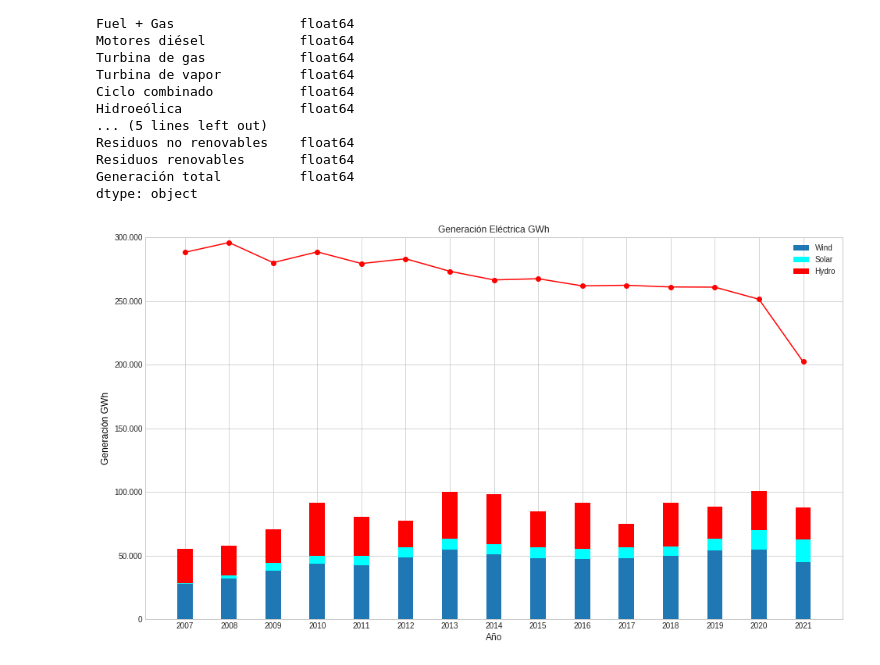
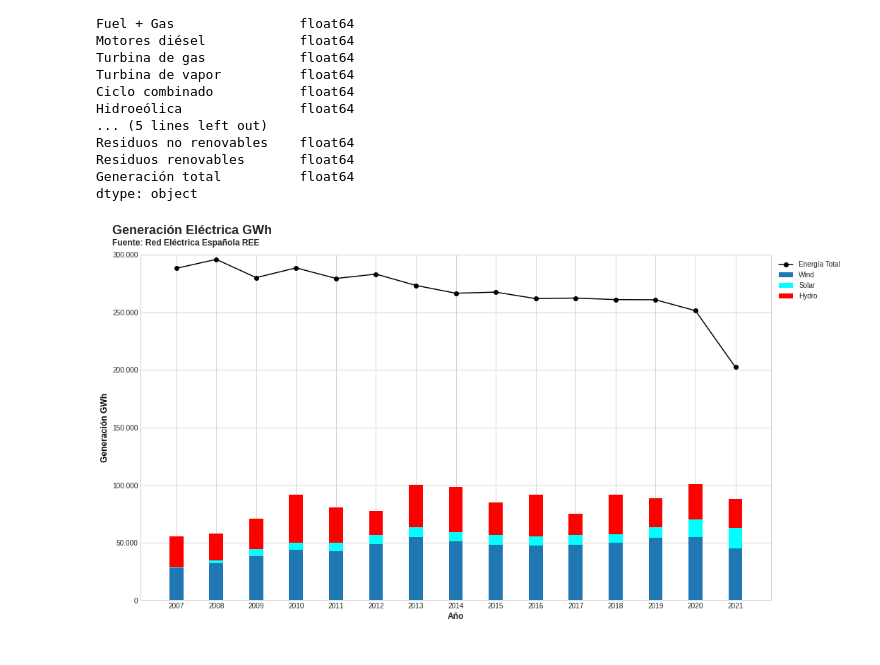
Before and after one commit to castorgit/Renewables-stats, a Jupyter notebook: Renewables_spain_increase.ipynb, the cells around one changed output. Drawn from its saved outputs; the diff is of its cells as text; code cells hidden in the pictures.

```diff
--- a/Renewables_spain_increase.ipynb
+++ b/Renewables_spain_increase.ipynb
@@ -95,16 +97,20 @@ Renewable waste        float64
 Total capacity         float64
 dtype: object
 # %%
+locale.setlocale(locale.LC_ALL, 'es_ES.UTF-8')
+plt.rcParams['axes.formatter.use_locale'] = True
+plt.rcParams["figure.figsize"] = [16,9]
 plt.rcParams["figure.figsize"] = [16,9]
 fig,ax = plt.subplots()
 # make a plot
-ax.set_title('Potencia Instalada por tecnología MW')
+
+#ax.set_title('Potencia Instalada por tecnología MW',color="black",fontsize=24)
 ax.plot(df1['Year'],df1['Total capacity'], color="red", marker="o")
 ax.set_ylim([0,130000])
 # set x-axis label
-ax.set_xlabel("Año",fontsize=12)
+ax.set_xlabel("Año",fontsize=12, fontweight='bold')
 # set y-axis label
-ax.set_ylabel("Potencia MW",color="black",fontsize=12)
+ax.set_ylabel("Potencia MW",color="black",fontsize=12, fontweight='bold')
 
 width = 0.35
 ax.bar(df1['Year'], df1['Wind'], width,  label='Wind')
@@ -112,7 +118,13 @@ ax.bar(df1['Year'], df1['Hydro'], width,  label='Hydro', bottom = df1['Wind'], c
 ax.bar(df1['Year'], df1['Solar photovoltaic'], width,  bottom = (df1['Wind']+df1['Hydro']),
        label='Solar', color='red')
 
-ax.legend()
+#ax.legend(bbox_to_anchor=(1.12, 1), title='Etiquetas')
+ax.legend(bbox_to_anchor=(1.12, 1))
+plt.figtext(0.09, 0.925, "Capacidad instalada MW", fontsize=18, fontweight='bold')
+plt.figtext(0.09, 0.9, "Fuente: Red Eléctrica Española REE", fontsize=12, fontweight='bold')
+
+plt.savefig("capacidad_REE.pdf")
+plt.show()
 
 plt.show()
 # %% [output]
@@ -163,32 +175,35 @@ Residuos renovables       float64
 Generación total          float64
 dtype: object
 # %%
-import matplotlib as mpl
-import locale
-locale.setlocale(locale.LC_TIME, 'es_ES.UTF-8')
+
+locale.setlocale(locale.LC_ALL, 'es_ES.UTF-8')
 plt.rcParams['axes.formatter.use_locale'] = True
 plt.rcParams["figure.figsize"] = [16,9]
 
 fig,ax = plt.subplots()
 # make a plot
-ax.set_title('Generación Eléctrica GWh')
-ax.plot(df1['Year'],df1['Generación total'], color="red", marker="o")
+#ax.set_title('Generación Eléctrica GWh',color = "black", fontsize=14, loc='left')
+ax.plot(df1['Year'],df1['Generación total'], color="black", marker="o", label = "Energía Total")
 ax.set_ylim([0,300000])
 # set x-axis label
-ax.set_xlabel("Año",fontsize=12)
+ax.set_xlabel("Año",fontsize=12, fontweight='bold')
 # set y-axis label
-ax.set_ylabel("Generación GWh",color="black",fontsize=12)
+ax.set_ylabel("Generación GWh",color="black",fontsize=12, fontweight='bold')
 
 #ax.yaxis.set_major_formatter(mpl.ticker.StrMethodFormatter('{x:,.0f}'))
 
 width = 0.35
 ax.bar(df1['Year'], df1['Eólica'], width,  label='Wind')
 ax.bar(df1['Year'], df1['Solar fotovoltaica'], width,  label='Solar', bottom = df1['Eólica'], color='cyan')
 ax.bar(df1['Year'], df1['Hidráulica'], width,  bottom = (df1['Eólica']+df1['Solar fotovoltaica']),
        label='Hydro', color='red')
 
-ax.legend()
+#ax.legend(bbox_to_anchor=(1.12, 1), title='Etiquetas')
+ax.legend(bbox_to_anchor=(1.12, 1))
+plt.figtext(0.09, 0.925, "Generación Eléctrica GWh", fontsize=18, fontweight='bold')
+plt.figtext(0.09, 0.9, "Fuente: Red Eléctrica Española REE", fontsize=12, fontweight='bold')
 
+plt.savefig("generacion_REE.pdf")
 plt.show()
 # %% [output]
-[figure, old version]
+[figure, new version]
```
Also changed, not shown: parts of 4 cells of this notebook.
